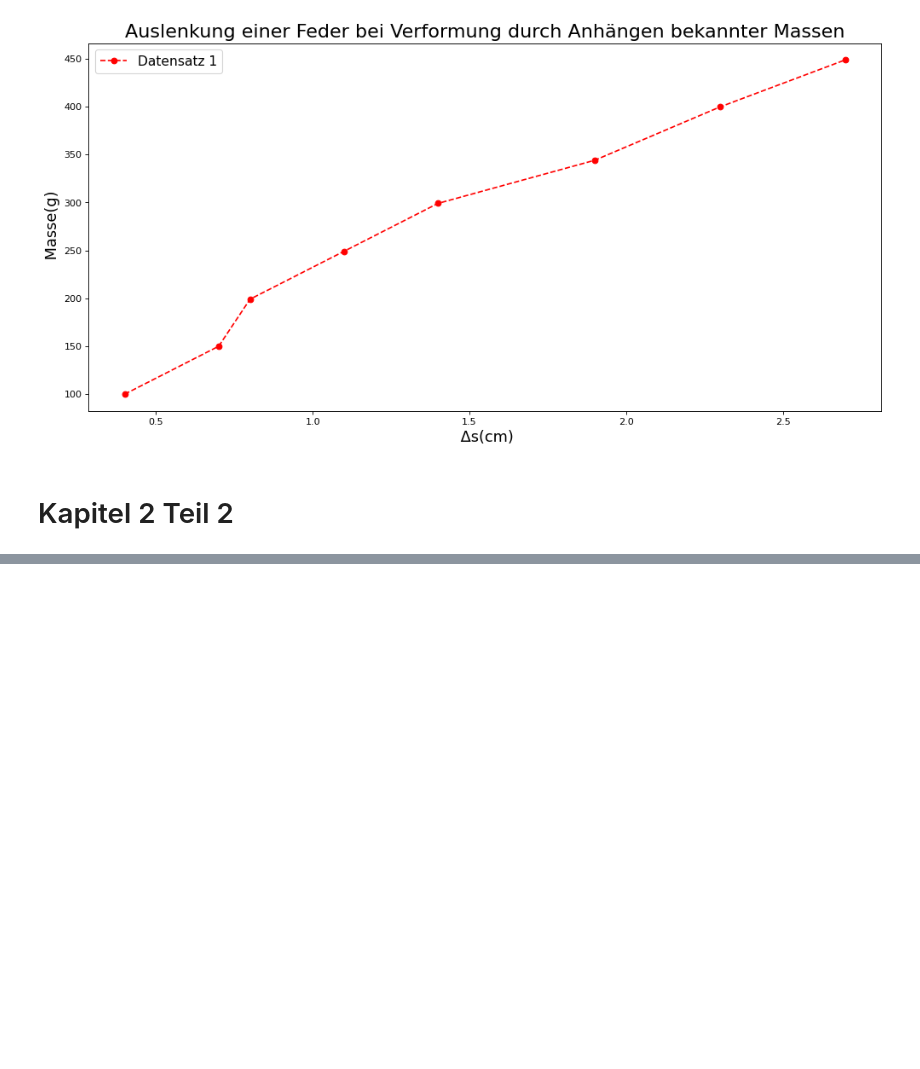
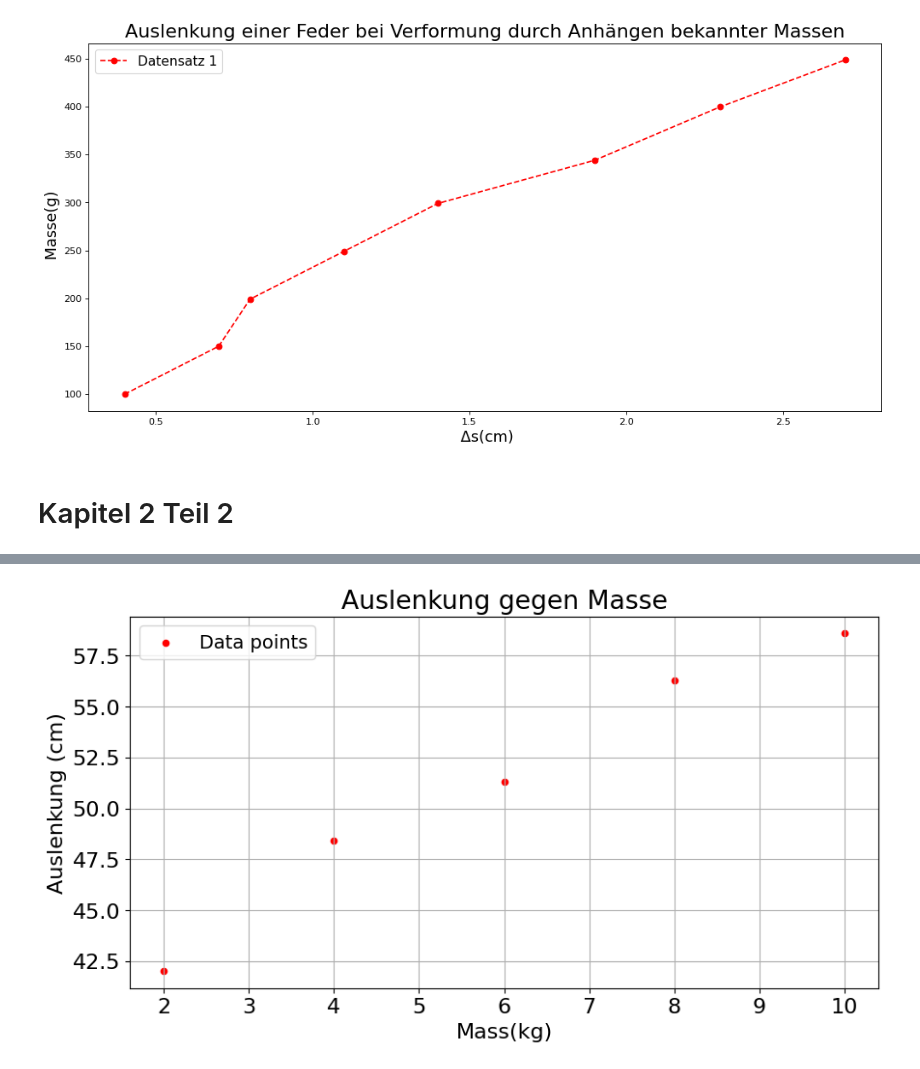
Before and after one commit to Yapollon/Jupyter-Notebooks, a Jupyter notebook: termin2.ipynb, the cells around one changed output, grey strips where cells are left out. Drawn from its saved outputs; the diff is of its cells as text; code cells hidden in the pictures; blank space fills up the shorter version.

```diff
--- a/termin2.ipynb
+++ b/termin2.ipynb
@@ -169,14 +169,23 @@ plt.show() # Ausgabe des Diagramms
 # %% [markdown]
 # Kapitel 2 Teil 2
 # %%
-# importieren Sie alle benötigten Module
+# benötigte Module
 import numpy as np
 import matplotlib.pyplot as plt
 import pandas as pd
 from scipy.optimize import curve_fit
 
-plt.rcParams['figure.figsize'] = (10,5) # Groesse der Abbildung
-plt.rcParams['font.size'] = 16    # Schriftgroesse des Textes
-plt.rcParams['legend.fontsize'] = 14  # Schriftgoesse der Legende
-#plt.rcParams['lines.linestyle'] = '--'  # Wenn benoetigt, kann die Linienart spezifiziert werden
-#plt.rcParams['lines.linewidth'] = 2    # Linienstaerke
+# Plot-Parameter
+plt.rcParams['figure.figsize'] = (10,5) # Größe der Abbildung
+plt.rcParams['font.size'] = 16          # Schriftgröße des Textes
+plt.rcParams['legend.fontsize'] = 14    # Schriftgröße der Legende
+#plt.rcParams['lines.linestyle'] = '--' # Linienart
+#plt.rcParams['lines.linewidth'] = 2    # Linienstärke
+
+# Panda DataFrame
+feder = {'Auslenkung (cm)': [42.0,48.4,51.3,56.3,58.6],
+         'Masse (kg)': [2,4,6,8,10]} # die Daten werden mit einem Dictionary definiert
+df_feder = pd.DataFrame(data=feder)  # erzeugt ein Panda DataFrame
+
+# Struktur des DataFrames
+df_feder.head()
@@ -182,0 +199,11 @@ plt.rcParams['legend.fontsize'] = 14  # Schriftgoesse der Legende
+# %%
+# Plot Darstellung
+df_feder.plot.scatter('Masse (kg)','Auslenkung (cm)', color='red',label='Data points')
+plt.grid(True)
+plt.legend()
+plt.xlabel('Mass(kg)')
+plt.ylabel('Auslenkung (cm)')
+plt.title("Auslenkung gegen Masse")
+plt.show()
+# %% [output]
+[figure, added]
```
Also changed, not shown: parts of 29 cells of this notebook.
